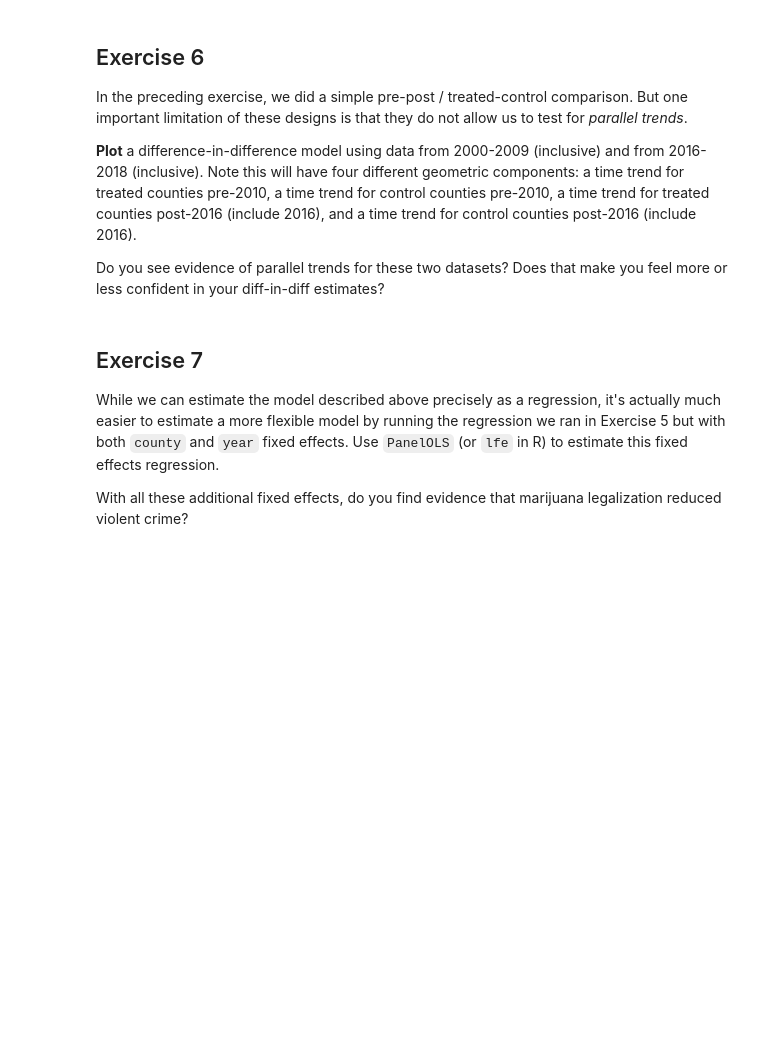
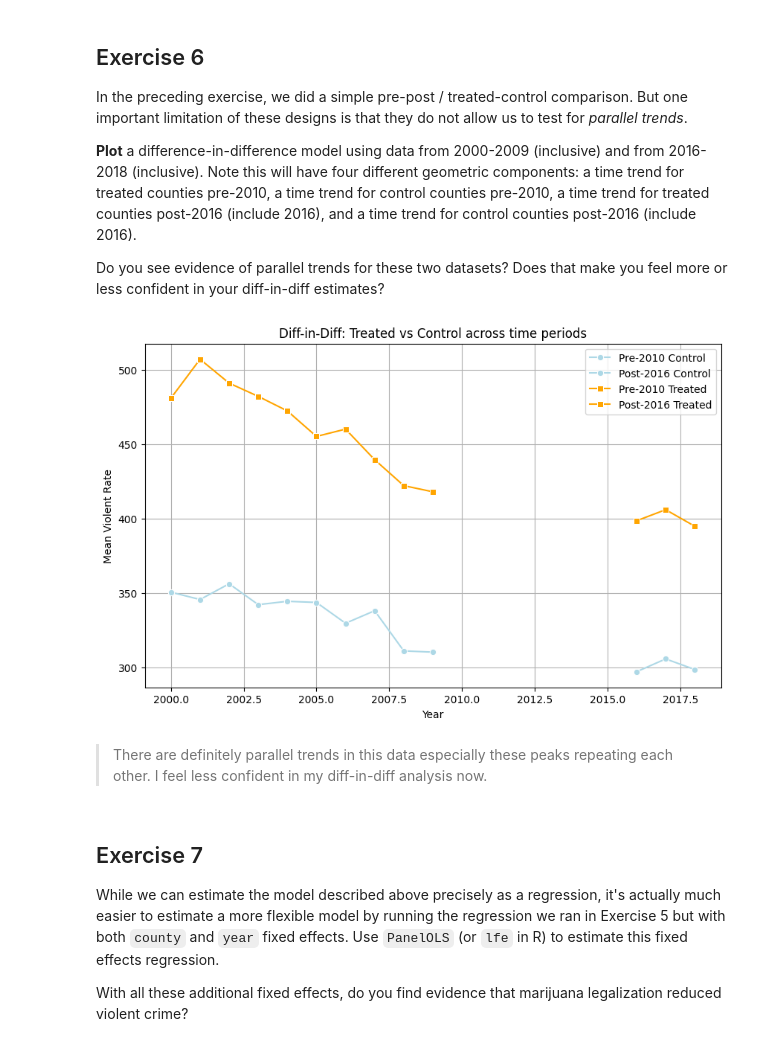
Before and after one commit to nogibjj/ZT-UDS, a Jupyter notebook: exercise_diffindiff.ipynb, the cells around one changed output. Cells and saved outputs as stored; diff of their text form; code cells hidden in the pictures; blank space fills up the shorter version.

```diff
--- a/exercise_diffindiff.ipynb
+++ b/exercise_diffindiff.ipynb
@@ -33,7 +33,9 @@ Download and import California arrest data from [https://www.github.com/nickeuba
 
 Note that `VIOLENT` is a count of arrests for violent offenses, and `F_DRUGOFF` is a count of felony drug arrests. `total_population` is total population.
 # %%
-data = pd.read_csv('https://media.githubusercontent.com/media/nickeubank/MIDS_Data/master/UDS_arrest_data.csv')
+data = pd.read_csv(
+    "https://media.githubusercontent.com/media/nickeubank/MIDS_Data/master/UDS_arrest_data.csv"
+)
 data.head()
 # %% [output]
 |  | YEAR | COUNTY | VIOLENT | F_DRUGOFF | total_population |
@@ -132,7 +134,9 @@ merged_data.head()
 
 Our outcome in this analysis is the violent arrest rate -- if drug liberalization reduces crime overall, we would expect to see this rate fall in counties with high drug arrest rates after liberalization; if not, we would not expect to see any changes. Create a `violent_rate` variable with is violent arrests per 100,000 people.
 # %%
-merged_data["violent_rate"] = (merged_data["VIOLENT"] / merged_data["total_population"])*100000
+merged_data["violent_rate"] = (
+    merged_data["VIOLENT"] / merged_data["total_population"]
+) * 100000
 merged_data.head()
 # %% [output]
 |  | YEAR | COUNTY | VIOLENT | F_DRUGOFF | total_population | drug_arrest_rate | treated | violent_rate |
@@ -226,6 +238,60 @@ In the preceding exercise, we did a simple pre-post / treated-control comparison
 **Plot** a difference-in-difference model using data from 2000-2009 (inclusive) and from 2016-2018 (inclusive). Note this will have four different geometric components: a time trend for treated counties pre-2010, a time trend for control counties pre-2010, a time trend for treated counties post-2016 (include 2016), and a time trend for control counties post-2016 (include 2016).
 
 Do you see evidence of parallel trends for these two datasets? Does that make you feel more or less confident in your diff-in-diff estimates?
+# %%
+import seaborn as sns
+
+
+parallel_trends = merged_data.query("(2000 <= YEAR <= 2009) or (2016 <= YEAR <= 2018)")
+
+# mean
+grouped_means = (
+    parallel_trends.groupby(["YEAR", "treated"])["violent_rate"].mean().reset_index()
+)
+
+plt.figure(figsize=(10, 6))
+markers = {0: "o", 1: "s"}
+colors = {0: "lightblue", 1: "orange"}
+
+# plotting trends
+for treated in [0, 1]:
+    pre_data = grouped_means[
+        (grouped_means["YEAR"] <= 2009) & (grouped_means["treated"] == treated)
+    ]
+    post_data = grouped_means[
+        (grouped_means["YEAR"] >= 2016) & (grouped_means["treated"] == treated)
+    ]
+
+    # pre-2010 trends
+    sns.lineplot(
+        data=pre_data,
+        x="YEAR",
+        y="violent_rate",
+        marker=markers[treated],
+        color=colors[treated],
+        label=f'Pre-2010 {"Treated" if treated else "Control"}',
+    )
+
+    # post-2016
+    sns.lineplot(
+        data=post_data,
+        x="YEAR",
+        y="violent_rate",
+        marker=markers[treated],
+        color=colors[treated],
+        label=f'Post-2016 {"Treated" if treated else "Control"}',
+    )
+
+plt.title("Diff-in-Diff: Treated vs Control across time periods")
+plt.xlabel("Year")
+plt.ylabel("Mean Violent Rate")
+plt.legend()
+plt.grid(True)
+plt.show()
+# %% [output]
+[figure, added]
+# %% [markdown]
+> There are definitely parallel trends in this data especially these peaks repeating each other. I feel less confident in my diff-in-diff analysis now.
 # %% [markdown]
 ## Exercise 7
 
```
Also changed, not shown: parts of 9 cells of this notebook, 1 other file.
